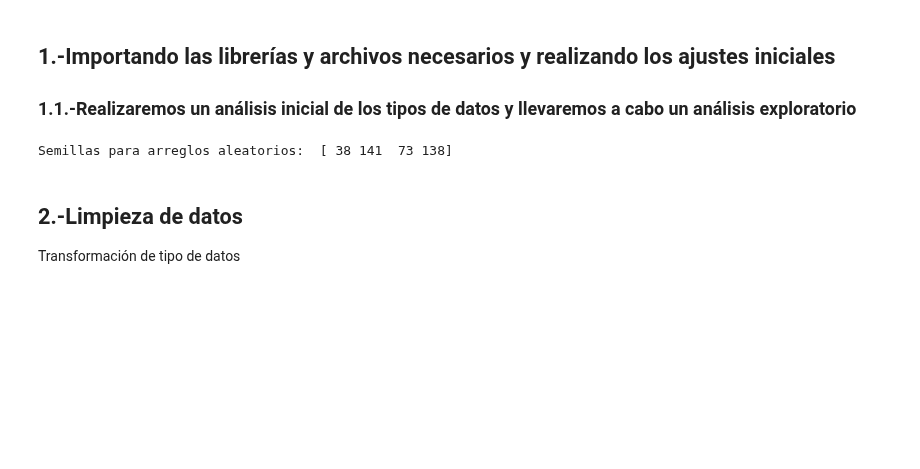
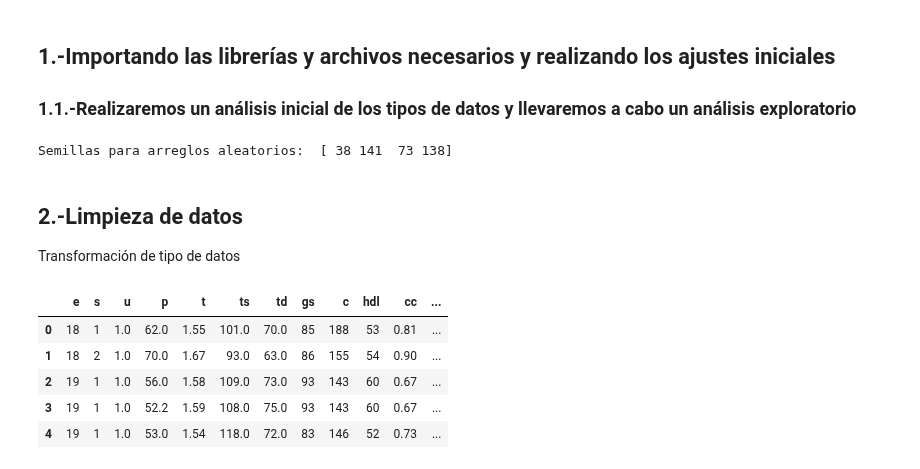
Before and after one commit to paco-da/utilidad_clinica_ml, a Jupyter notebook: metodos_predictivos.ipynb, the cells around one changed output. Cells and saved outputs as stored; diff of their text form; code cells hidden in the pictures; blank space fills up the shorter version.

```diff
--- a/metodos_predictivos.ipynb
+++ b/metodos_predictivos.ipynb
@@ -66,3 +66,21 @@ df.sort_index(inplace=True)
 # %% [markdown]
 ## 2.-Limpieza de datos
 Transformación de tipo de datos
+# %%
+# Convertir cm a m
+df['cc'] = df['cc'] / 100
+
+# Agregaremos las columnas de imc, cct, cnhdl, chdl
+df['imc'] = (df['p'] / (df['t'] ** 2))
+df['cct'] = df['cc'] / df['t']
+df['cnhdl'] = df['c'] - df['hdl']
+df['chdl'] = df['c'] / df['hdl']
+
+df.head()
+# %% [output]
+|  | e | s | u | p | t | ts | td | gs | c | hdl | cc | ... |
+| 0 | 18 | 1 | 1.0 | 62.0 | 1.55 | 101.0 | 70.0 | 85 | 188 | 53 | 0.81 | ... |
+| 1 | 18 | 2 | 1.0 | 70.0 | 1.67 | 93.0 | 63.0 | 86 | 155 | 54 | 0.90 | ... |
+| 2 | 19 | 1 | 1.0 | 56.0 | 1.58 | 109.0 | 73.0 | 93 | 143 | 60 | 0.67 | ... |
+| 3 | 19 | 1 | 1.0 | 52.2 | 1.59 | 108.0 | 75.0 | 93 | 143 | 60 | 0.67 | ... |
+| 4 | 19 | 1 | 1.0 | 53.0 | 1.54 | 118.0 | 72.0 | 83 | 146 | 52 | 0.73 | ... |
```
Also changed, not shown: parts of 9 cells of this notebook.
